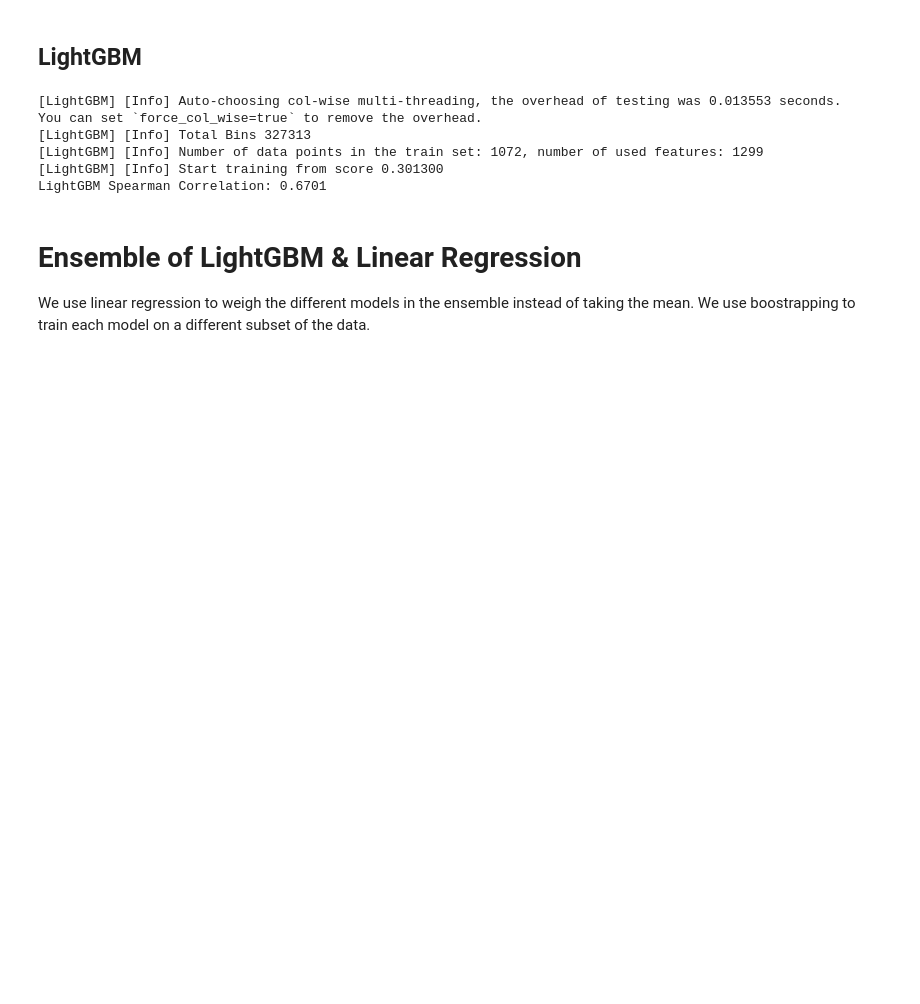
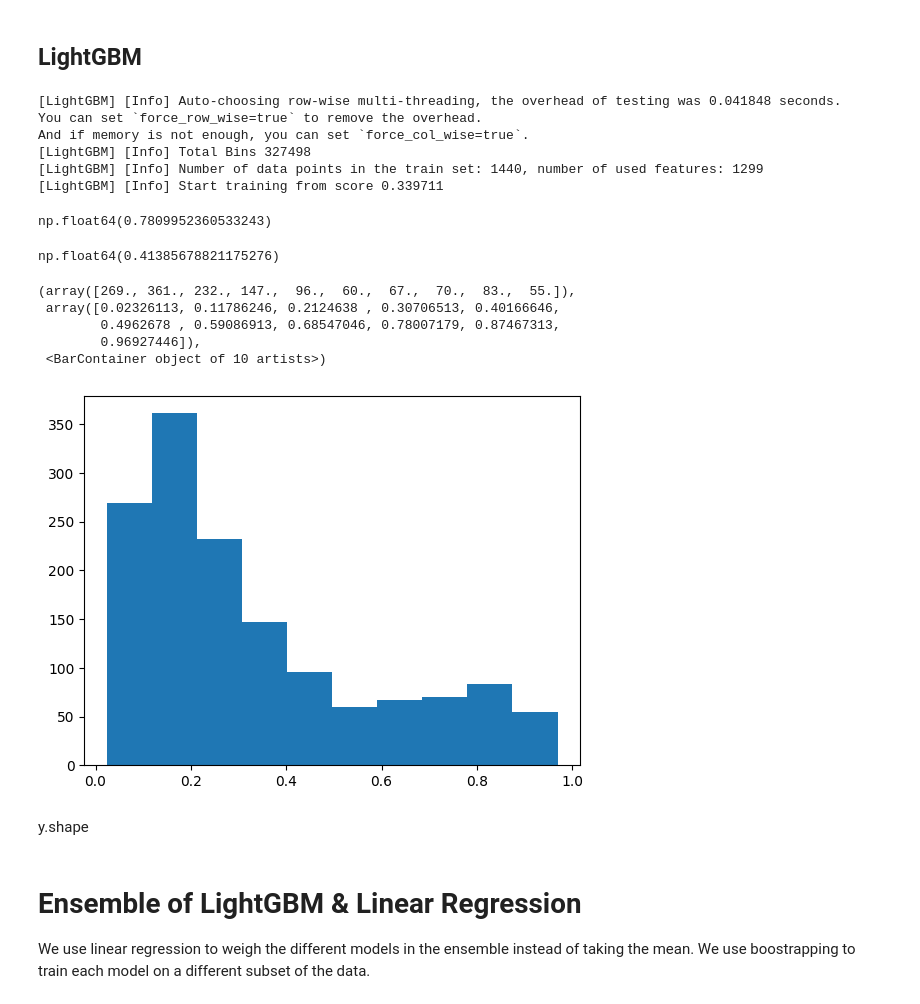
Before and after one commit to radroof22/cse-7850-combio-hackathon, a Jupyter notebook: exp.ipynb, the cells around one changed output. Drawn from its saved outputs; the diff is of its cells as text; code cells hidden in the pictures; blank space fills up the shorter version.

```diff
--- a/exp.ipynb
+++ b/exp.ipynb
@@ -454,21 +468,25 @@ import lightgbm as lgb
 from scipy.stats import spearmanr
 
 # Train LightGBM Model
-lgb_train = lgb.Dataset(X_train.cpu().numpy(), label=y_train.cpu().numpy().flatten())
+lgb_train = lgb.Dataset(X, label=y)
 
 params = {"objective": "regression", "metric": "rmse"}
 lgb_model = lgb.train(params, lgb_train, num_boost_round=100)
 
-# Predict
-y_pred_lgb = lgb_model.predict(X_test.cpu().numpy())
+# # Predict
+# y_pred_lgb = lgb_model.predict(X_test.cpu().numpy())
 
-# Compute Spearman correlation
-spearman_corr_lgb, _ = spearmanr(y_test.cpu().numpy().flatten(), y_pred_lgb)
-print(f"LightGBM Spearman Correlation: {spearman_corr_lgb:.4f}")
+# # Compute Spearman correlation
+# spearman_corr_lgb, _ = spearmanr(y_test.cpu().numpy().flatten(), y_pred_lgb)
+# print(f"LightGBM Spearman Correlation: {spearman_corr_lgb:.4f}")
 # %% [output]
-[LightGBM] [Info] Auto-choosing col-wise multi-threading, the overhead of testing was 0.013553 seconds.
-You can set `force_col_wise=true` to remove the overhead.
-[LightGBM] [Info] Total Bins 327313
-[LightGBM] [Info] Number of data points in the train set: 1072, number of used features: 1299
-[LightGBM] [Info] Start training from score 0.301300
-LightGBM Spearman Correlation: 0.6701
+[LightGBM] [Info] Auto-choosing row-wise multi-threading, the overhead of testing was 0.041848 seconds.
+You can set `force_row_wise=true` to remove the overhead.
+And if memory is not enough, you can set `force_col_wise=true`.
+[LightGBM] [Info] Total Bins 327498
+[LightGBM] [Info] Number of data points in the train set: 1440, number of used features: 1299
+[LightGBM] [Info] Start training from score 0.339711
+# %%
+df_test[df_test['Position'] > 350]['DMS_score_predicted'].mean()
+# %% [output]
+np.float64(0.7809952360533243)
@@ -474,0 +495,15 @@ LightGBM Spearman Correlation: 0.6701
+# %%
+df_test[df_test['Position'] < 350]['DMS_score_predicted'].mean()
+# %% [output]
+np.float64(0.41385678821175276)
+# %%
+plt.hist(lgb_model.predict(X))
+# %% [output]
+(array([269., 361., 232., 147.,  96.,  60.,  67.,  70.,  83.,  55.]),
+ array([0.02326113, 0.11786246, 0.2124638 , 0.30706513, 0.40166646,
+        0.4962678 , 0.59086913, 0.68547046, 0.78007179, 0.87467313,
+        0.96927446]),
+ <BarContainer object of 10 artists>)
+[figure, added]
+# %% [markdown]
+y.shape
```
Also changed, not shown: parts of 25 cells of this notebook, 4 other files.
